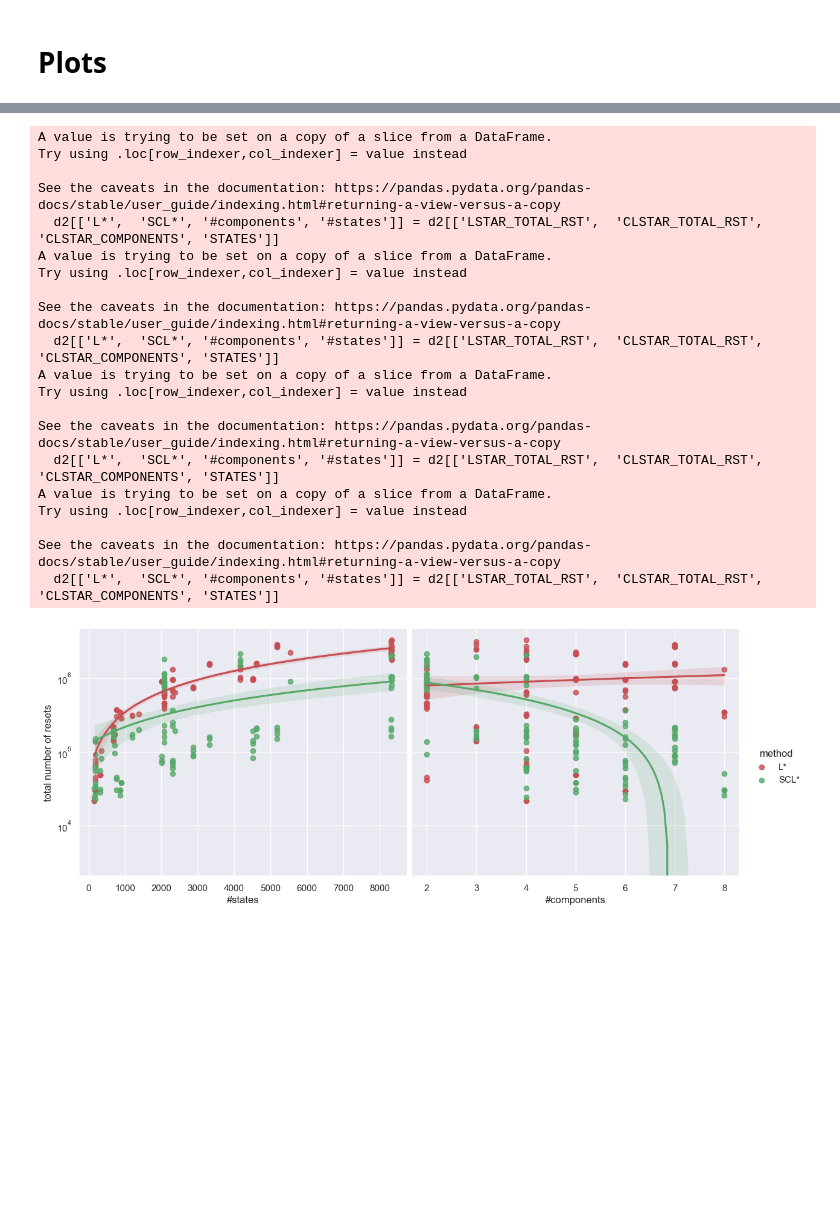
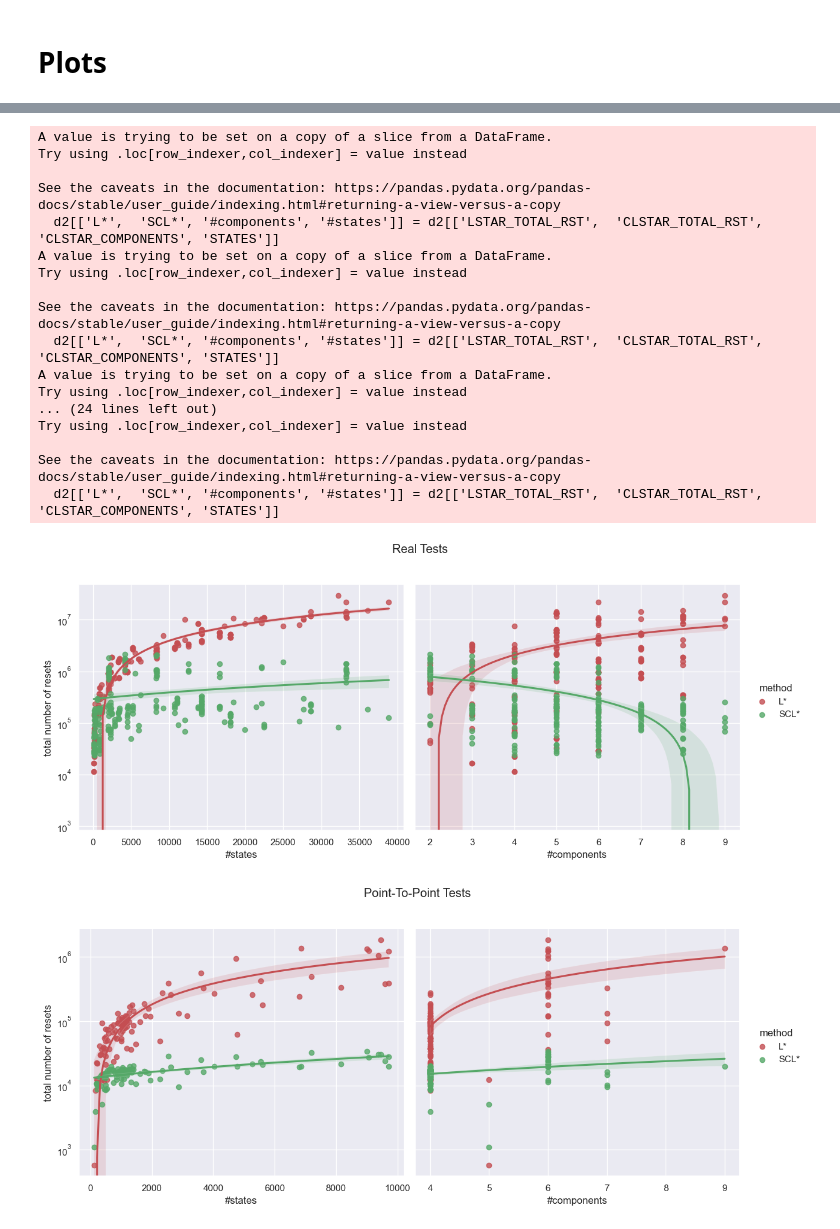
Before and after one commit to AryanBastani/SCL-Star, a Jupyter notebook: Decomposed_Learning_Results.ipynb, the cells around one changed output, grey strips where cells are left out. Drawn from its saved outputs; the diff is of its cells as text; code cells hidden in the pictures; blank space fills up the shorter version.

```diff
--- a/Decomposed_Learning_Results.ipynb
+++ b/Decomposed_Learning_Results.ipynb
@@ -371,38 +123,40 @@ See the caveats in the documentation: https://pandas.pydata.org/pandas-docs/stab
 # %%
 # @title Fig.4: The effect of FSM size in terms of number of components and states on total number of input resets.
+def plotResets(data, testType):
+    d2 = data[['STATES','CLSTAR_COMPONENTS', 'LSTAR_TOTAL_RST', 'CLSTAR_TOTAL_RST']]
 
-d2 = df[['STATES','CLSTAR_COMPONENTS', 'LSTAR_TOTAL_RST', 'CLSTAR_TOTAL_RST']]
+    d2[['L*',  'SCL*', '#components', '#states']] = d2[['LSTAR_TOTAL_RST',  'CLSTAR_TOTAL_RST', 'CLSTAR_COMPONENTS', 'STATES']]
+    d2 = d2.set_index(['#states','#components'])
 
-d2[['L*',  'SCL*', '#components', '#states']] = d2[['LSTAR_TOTAL_RST',  'CLSTAR_TOTAL_RST', 'CLSTAR_COMPONENTS', 'STATES']]
-d2 = d2.set_index(['#states','#components'])
+    d2 = d2[['L*',  'SCL*']].stack().reset_index()
+    d2 = d2.rename(columns={"level_2": "method", 0: "total number of resets"})
 
-d2 = d2[['L*',  'SCL*']].stack().reset_index()
-d2 = d2.rename(columns={"level_2": "method", 0: "total number of resets"})
-
-sns.pairplot(d2, x_vars=["#states", "#components"], y_vars=["total number of resets"],
-             hue="method", height=5, aspect=1.2, kind="reg", palette=['r', 'g']);
-plt.yscale('log')
+    g = sns.pairplot(d2, x_vars=["#states", "#components"], y_vars=["total number of resets"],
+                hue="method", height=5, aspect=1.2, kind="reg", palette=['r', 'g']);
+    g.fig.suptitle(testType, y=1.08)
+    plt.yscale('log')
-# %% [output]
-A value is trying to be set on a copy of a slice from a DataFrame.
-Try using .loc[row_indexer,col_indexer] = value instead
-
-See the caveats in the documentation: https://pandas.pydata.org/pandas-docs/stable/user_guide/indexing.html#returning-a-view-versus-a-copy
-  d2[['L*',  'SCL*', '#components', '#states']] = d2[['LSTAR_TOTAL_RST',  'CLSTAR_TOTAL_RST', 'CLSTAR_COMPONENTS', 'STATES']]
-A value is trying to be set on a copy of a slice from a DataFrame.
-Try using .loc[row_indexer,col_indexer] = value instead
-
-See the caveats in the documentation: https://pandas.pydata.org/pandas-docs/stable/user_guide/indexing.html#returning-a-view-versus-a-copy
-  d2[['L*',  'SCL*', '#components', '#states']] = d2[['LSTAR_TOTAL_RST',  'CLSTAR_TOTAL_RST', 'CLSTAR_COMPONENTS', 'STATES']]
-A value is trying to be set on a copy of a slice from a DataFrame.
-Try using .loc[row_indexer,col_indexer] = value instead
-
-See the caveats in the documentation: https://pandas.pydata.org/pandas-docs/stable/user_guide/indexing.html#returning-a-view-versus-a-copy
-  d2[['L*',  'SCL*', '#components', '#states']] = d2[['LSTAR_TOTAL_RST',  'CLSTAR_TOTAL_RST', 'CLSTAR_COMPONENTS', 'STATES']]
-A value is trying to be set on a copy of a slice from a DataFrame.
-Try using .loc[row_indexer,col_indexer] = value instead
-
-See the caveats in the documentation: https://pandas.pydata.org/pandas-docs/stable/user_guide/indexing.html#returning-a-view-versus-a-copy
-  d2[['L*',  'SCL*', '#components', '#states']] = d2[['LSTAR_TOTAL_RST',  'CLSTAR_TOTAL_RST', 'CLSTAR_COMPONENTS', 'STATES']]
-[figure, removed]
+# %%
+plotResets(realTestsDf, 'Real Tests')
+plotResets(p2pTestsDf, 'Point-To-Point Tests')
+# %% [output]
+A value is trying to be set on a copy of a slice from a DataFrame.
+Try using .loc[row_indexer,col_indexer] = value instead
+
+See the caveats in the documentation: https://pandas.pydata.org/pandas-docs/stable/user_guide/indexing.html#returning-a-view-versus-a-copy
+  d2[['L*',  'SCL*', '#components', '#states']] = d2[['LSTAR_TOTAL_RST',  'CLSTAR_TOTAL_RST', 'CLSTAR_COMPONENTS', 'STATES']]
+A value is trying to be set on a copy of a slice from a DataFrame.
+Try using .loc[row_indexer,col_indexer] = value instead
+
+See the caveats in the documentation: https://pandas.pydata.org/pandas-docs/stable/user_guide/indexing.html#returning-a-view-versus-a-copy
+  d2[['L*',  'SCL*', '#components', '#states']] = d2[['LSTAR_TOTAL_RST',  'CLSTAR_TOTAL_RST', 'CLSTAR_COMPONENTS', 'STATES']]
+A value is trying to be set on a copy of a slice from a DataFrame.
+Try using .loc[row_indexer,col_indexer] = value instead
+... (24 lines left out)
+Try using .loc[row_indexer,col_indexer] = value instead
+
+See the caveats in the documentation: https://pandas.pydata.org/pandas-docs/stable/user_guide/indexing.html#returning-a-view-versus-a-copy
+  d2[['L*',  'SCL*', '#components', '#states']] = d2[['LSTAR_TOTAL_RST',  'CLSTAR_TOTAL_RST', 'CLSTAR_COMPONENTS', 'STATES']]
+[figure, added]
+[figure, added]
 # %%
 # @title Fig.3: The effect of FSM size in terms of number of components and states on total number of input symbols.
```
Also changed, not shown: parts of 28 cells of this notebook, 13 other files.
